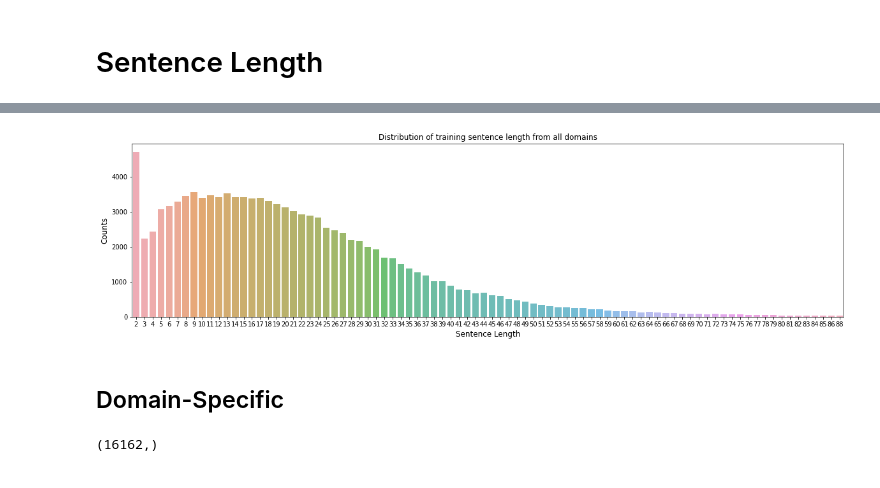
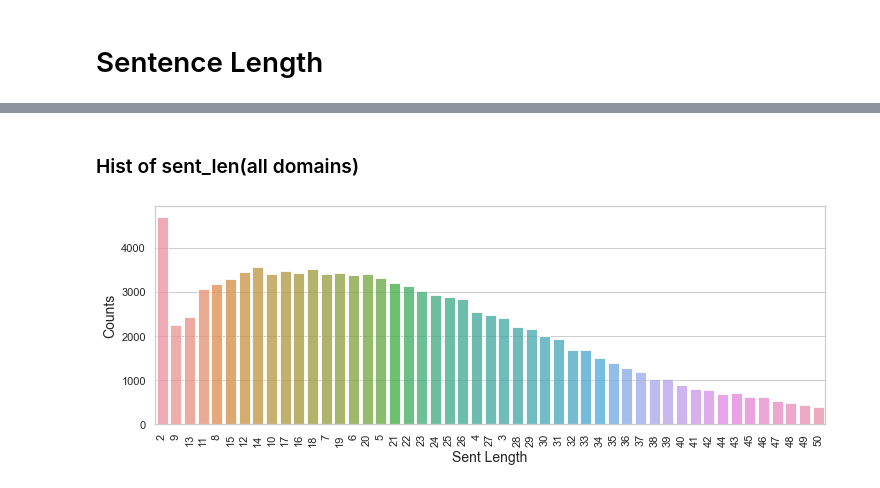
Before and after one commit to ixiaopan/NER_Tagger, a Jupyter notebook: corpus_profile.ipynb, the cells around one changed output, grey strips where cells are left out. Cells and saved outputs as stored; diff of their text form; code cells hidden in the pictures.

```diff
--- a/corpus_profile.ipynb
+++ b/corpus_profile.ipynb
@@ -131,0 +166,4 @@ sent_len_all_domain.shape
+# %%
+sent_len_all_domain = cal_sent_len('pool', ['train', 'valid', 'test'])
+
+sent_len_all_domain.describe()
@@ -156,32 +363,21 @@ dtype: float64
+# %% [markdown]
+### Hist of sent_len(all domains)
 # %%
-sent_len_counts = sent_len_all_domain.value_counts()
-top_100_sent_len = sent_len_counts[:86]
+min_len_breakpoint = 0
+max_len_breakpoint = 50
+top_sent_len = sent_len_all_domain[
+    (sent_len_all_domain <= max_len_breakpoint) & (sent_len_all_domain > min_len_breakpoint)
+].value_counts()
 
-fig, ax = plt.subplots(figsize=(20, 5))
-sns.barplot(x=top_100_sent_len.index, y=top_100_sent_len.values, alpha=0.8)
-ax.set_title('Distribution of training sentence length from all domains')
-ax.set_ylabel('Counts', fontsize=12)
-ax.set_xlabel('Sentence Length', fontsize=12)
+fig, ax = plt.subplots(figsize=(12, 4))
+# fig, ax = plt.subplots()
+sns.barplot(x=top_sent_len.index, y=top_sent_len.values, alpha=0.8)
+
+# ax.set_title('Distribution of training sentence length from all domains')
+ax.set_ylabel('Counts', fontsize=14)
+ax.set_xlabel('Sent Length', fontsize=14)
+plt.xticks(range(len(top_sent_len.index)), top_sent_len.index, rotation='vertical')
+
 plt.show()
 # %% [output]
-[figure, old version]
+[figure, new version]
-# %% [markdown]
-## Domain-Specific
-# %%
-sents_bc = load_sentences('bc', ['train', 'valid', 'test'])
-sents_bn = load_sentences('bn', ['train', 'valid', 'test'])
-sents_mz = load_sentences('mz', ['train', 'valid', 'test'])
-sents_nw = load_sentences('nw', ['train', 'valid', 'test'])
-sents_tc = load_sentences('tc', ['train', 'valid', 'test'])
-sents_wb = load_sentences('wb', ['train', 'valid', 'test'])
-
-sent_len_sents_bc = pd.Series([ len( sent.split() ) for sent in sents_bc['sentence'] ])
-sent_len_sents_bn = pd.Series([ len( sent.split() ) for sent in sents_bn['sentence'] ])
-sent_len_sents_mz = pd.Series([ len( sent.split() ) for sent in sents_mz['sentence'] ])
-sent_len_sents_nw = pd.Series([ len( sent.split() ) for sent in sents_nw['sentence'] ])
-sent_len_sents_tc = pd.Series([ len( sent.split() ) for sent in sents_tc['sentence'] ])
-sent_len_sents_wb = pd.Series([ len( sent.split() ) for sent in sents_wb['sentence'] ])
-
-sent_len_sents_bc.shape
-# %% [output]
-(16162,)
```
Also changed, not shown: parts of 39 cells of this notebook, 3 other files.
